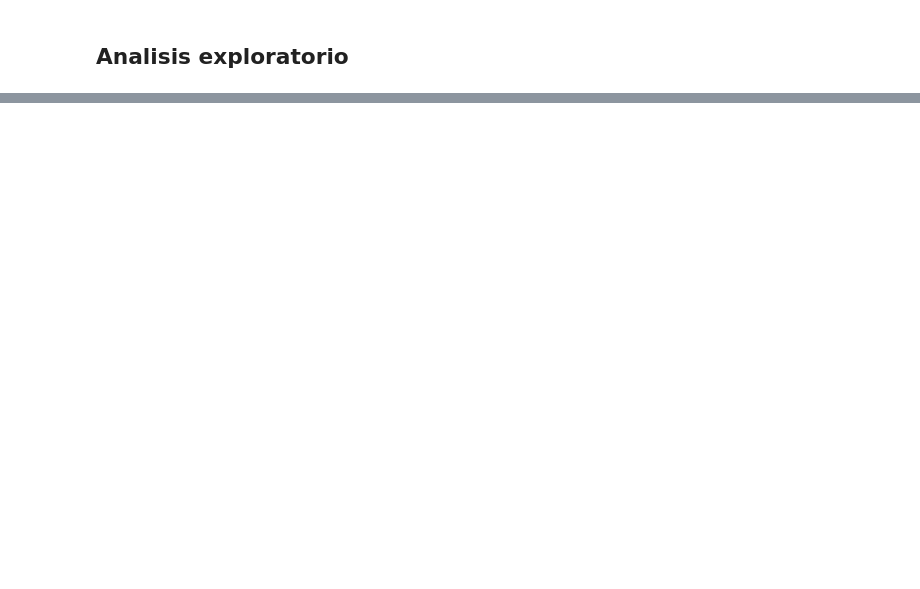
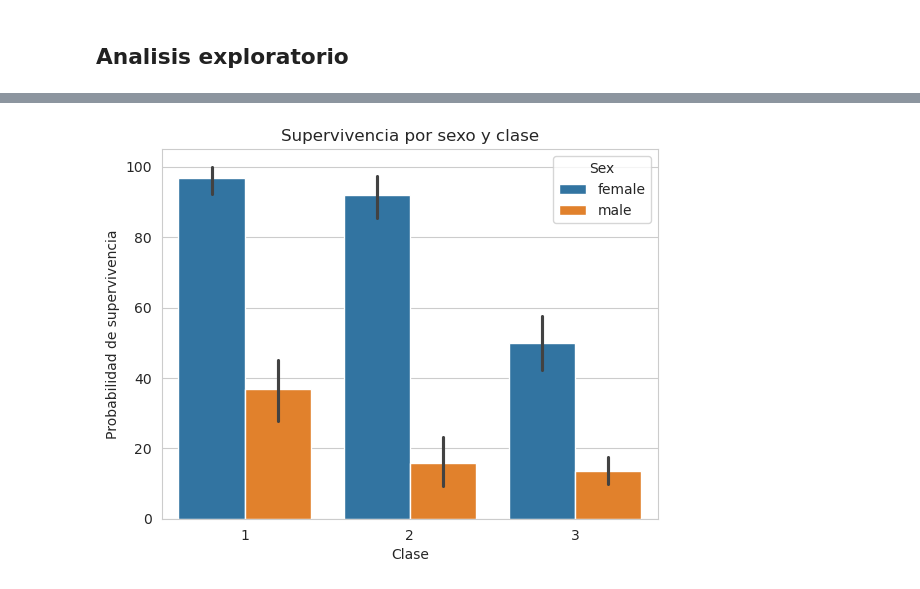
Before and after one commit to fernaaando/desafio-1-IA, a Jupyter notebook: desafio1.ipynb, the cells around one changed output, grey strips where cells are left out. Saved outputs shown, nothing was run; the diff lists cells and outputs as text; code cells hidden in the pictures; blank space fills up the shorter version.

```diff
--- a/desafio1.ipynb
+++ b/desafio1.ipynb
@@ -133,0 +176,10 @@ Edad maxima: 80.0, Edad minima: 0.42
+# %%
+sns.barplot(x='Pclass', y=data['Survived'] * 100, data=data, hue='Sex')
+
+plt.title("Supervivencia por sexo y clase")
+plt.xlabel("Clase")
+plt.ylabel("Probabilidad de supervivencia")
+
+plt.show()
+# %% [output]
+[figure, added]
```
Also changed, not shown: parts of 22 cells of this notebook.
